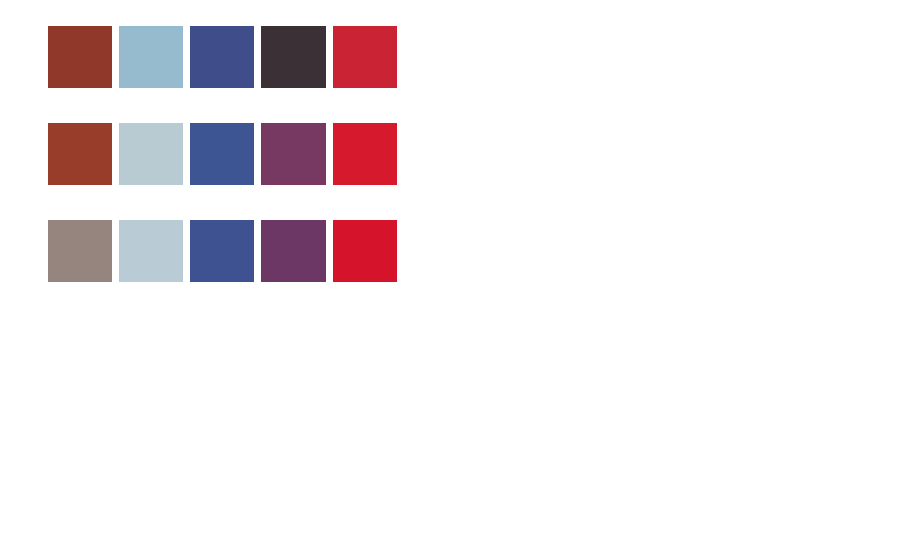
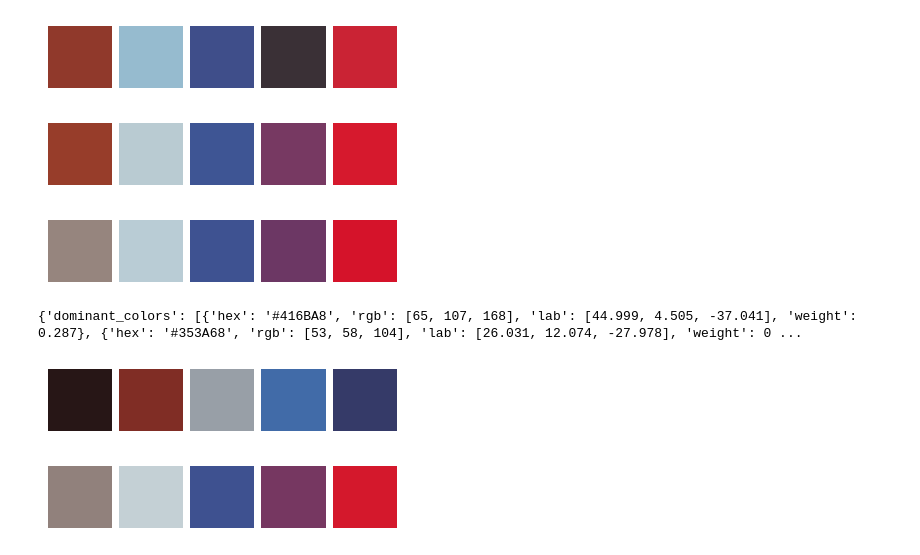
Before and after one commit to sgarciaest/albcovis-project, a Jupyter notebook: notebooks/color_extraction_tests.ipynb, the cells around one changed output. Saved outputs shown, nothing was run; the diff lists cells and outputs as text; code cells hidden in the pictures; blank space fills up the shorter version.

Commit message:
Add orchestration layer to color extraction

```diff
--- a/notebooks/color_extraction_tests.ipynb
+++ b/notebooks/color_extraction_tests.ipynb
@@ -631,3 +631,40 @@ ax = plot_color_swatch(
 )
 # %% [output]
 [figure]
+# %%
+from albcovis.services.dominant_color_extraction import extract_colors
+
+path = "../data/source/images/40654268451-px_500.jpg"
+
+colors = extract_colors(path)
+print(colors)
+
+from albcovis.services.dominant_color_extraction import plot_color_swatch
+
+ax = plot_color_swatch(
+    colors["dominant_colors"],
+    orientation="horizontal",
+    sort_by="hue",
+    show_labels=False,
+    label_fields=("hex",),
+    show_percent=False,
+    normalize_weights=False,
+    gap=0.02,
+    tile_aspect=2.0
+)
+
+ax = plot_color_swatch(
+    colors["prominent_colors"],
+    orientation="horizontal",
+    sort_by="hue",
+    show_labels=False,
+    label_fields=("hex",),
+    show_percent=False,
+    normalize_weights=False,
+    gap=0.02,
+    tile_aspect=2.0
+)
+# %% [output]
+{'dominant_colors': [{'hex': '#416BA8', 'rgb': [65, 107, 168], 'lab': [44.999, 4.505, -37.041], 'weight': 0.287}, {'hex': '#353A68', 'rgb': [53, 58, 104], 'lab': [26.031, 12.074, -27.978], 'weight': 0 ...
+[figure, added]
+[figure, added]
```
Also changed, not shown: 2 other files.
